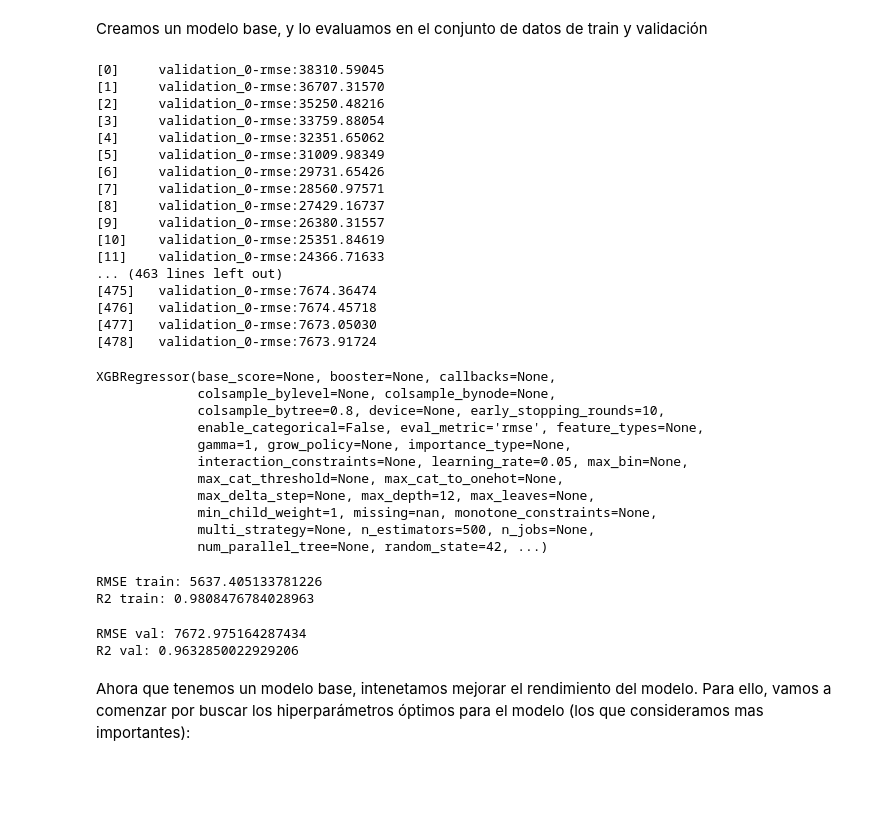
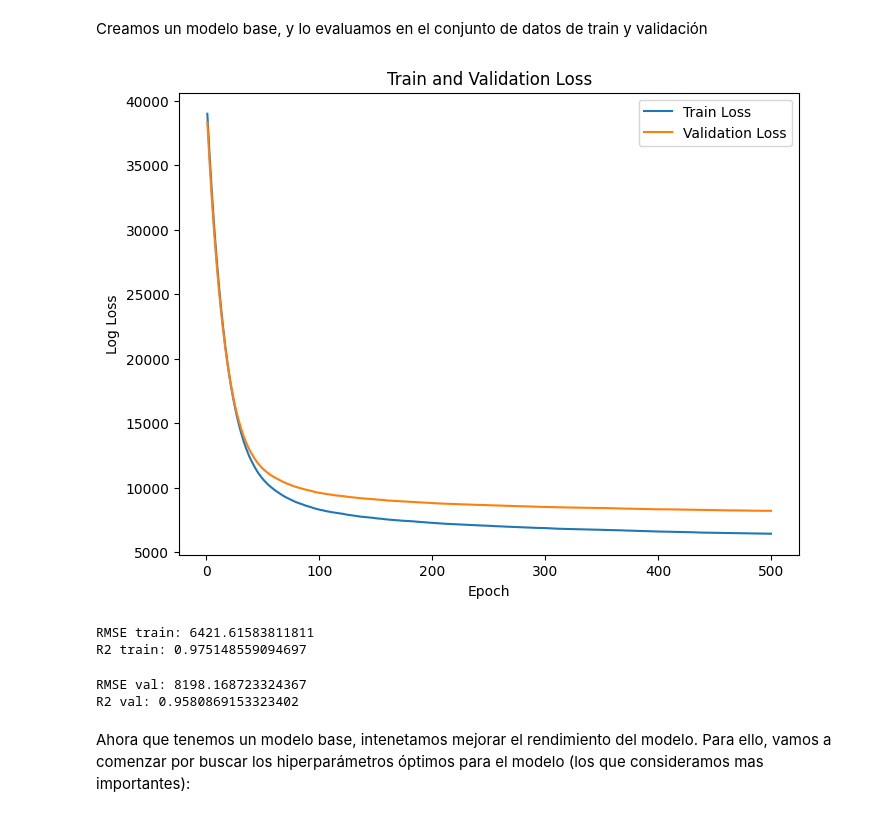
Before and after one commit to TomasD1az/I302_FP, a Jupyter notebook: I302_PF.ipynb, the cells around one changed output. Cells and saved outputs as stored; diff of their text form; code cells hidden in the pictures; blank space fills up the shorter version.

```diff
--- a/I302_PF.ipynb
+++ b/I302_PF.ipynb
@@ -8,7 +9,8 @@ import matplotlib.pyplot as plt
 # %% [markdown]
 Importamos los datos y los dividimos en conjunto de dev (entrenamiento y validacion) y test:
 # %%
-data = pd.read_csv(r'data/processed/data_preprocessed.csv')
+data = pd.read_csv(r'data/raw/alquiler_AMBA_dev.csv')
+data = pp.preprocess(data)
 print(data.shape)
 # %% [output]
 (274268, 22)
@@ -56,45 +58,28 @@ Creamos un modelo base, y lo evaluamos en el conjunto de datos de train y valida
 # %%
 model = xgb.XGBRegressor(n_estimators=500,
                          learning_rate=0.05,
-                         max_depth=12,
+                         max_depth=10,
                          random_state=42,
                          eval_metric='rmse',
                          early_stopping_rounds=10,
                          gamma=1,
                          min_child_weight=1,
-                         subsample=0.6,
-                         colsample_bytree=0.8)
+                         subsample=0.6)
-# %%
-model.fit(X_train_scaled, y_train, eval_set=[(X_val_scaled, y_val)], verbose=True)
-# %% [output]
-[0]     validation_0-rmse:38310.59045
-[1]     validation_0-rmse:36707.31570
-[2]     validation_0-rmse:35250.48216
-[3]     validation_0-rmse:33759.88054
-[4]     validation_0-rmse:32351.65062
-[5]     validation_0-rmse:31009.98349
-[6]     validation_0-rmse:29731.65426
-[7]     validation_0-rmse:28560.97571
-[8]     validation_0-rmse:27429.16737
-[9]     validation_0-rmse:26380.31557
-[10]    validation_0-rmse:25351.84619
-[11]    validation_0-rmse:24366.71633
-... (463 lines left out)
-[475]   validation_0-rmse:7674.36474
-[476]   validation_0-rmse:7674.45718
-[477]   validation_0-rmse:7673.05030
-[478]   validation_0-rmse:7673.91724
-XGBRegressor(base_score=None, booster=None, callbacks=None,
-             colsample_bylevel=None, colsample_bynode=None,
-             colsample_bytree=0.8, device=None, early_stopping_rounds=10,
-             enable_categorical=False, eval_metric='rmse', feature_types=None,
-             gamma=1, grow_policy=None, importance_type=None,
-             interaction_constraints=None, learning_rate=0.05, max_bin=None,
-             max_cat_threshold=None, max_cat_to_onehot=None,
-             max_delta_step=None, max_depth=12, max_leaves=None,
-             min_child_weight=1, missing=nan, monotone_constraints=None,
-             multi_strategy=None, n_estimators=500, n_jobs=None,
-             num_parallel_tree=None, random_state=42, ...)
+# %%
+model.fit(X_train_scaled, y_train, eval_set=[(X_train_scaled, y_train), (X_val_scaled, y_val)], verbose=False)
+
+results = model.evals_result()
+
+epochs = range(1, len(results['validation_0']['rmse']) + 1)
+plt.figure(figsize=(8, 6))
+plt.plot(epochs, results['validation_0']['rmse'], label='Train Loss')
+plt.plot(epochs, results['validation_1']['rmse'], label='Validation Loss')
+plt.xlabel('Epoch')
+plt.ylabel('Log Loss')
+plt.legend()
+plt.show()
+# %% [output]
+[figure, added]
 # %%
 y_train_pred = model.predict(X_train_scaled)
 rmse = root_mean_squared_error(y_train, y_train_pred)
@@ -102,8 +87,8 @@ print('RMSE train:', rmse)
 r2 = r2_score(y_train, y_train_pred)
 print('R2 train:', r2)
 # %% [output]
-RMSE train: 5637.405133781226
-R2 train: 0.9808476784028963
+RMSE train: 6421.61583811811
+R2 train: 0.975148559094697
 # %%
 y_val_pred = model.predict(X_val_scaled)
 rmse = root_mean_squared_error(y_val, y_val_pred)
@@ -111,8 +96,8 @@ print('RMSE val:', rmse)
 r2 = r2_score(y_val, y_val_pred)
 print('R2 val:', r2)
 # %% [output]
-RMSE val: 7672.975164287434
-R2 val: 0.9632850022929206
+RMSE val: 8198.168723324367
+R2 val: 0.9580869153323402
 # %% [markdown]
 Ahora que tenemos un modelo base, intenetamos mejorar el rendimiento del modelo. Para ello, vamos a comenzar por buscar los hiperparámetros óptimos para el modelo (los que consideramos mas importantes):
 # %%
```
Also changed, not shown: parts of 11 cells of this notebook, 7 other files.
